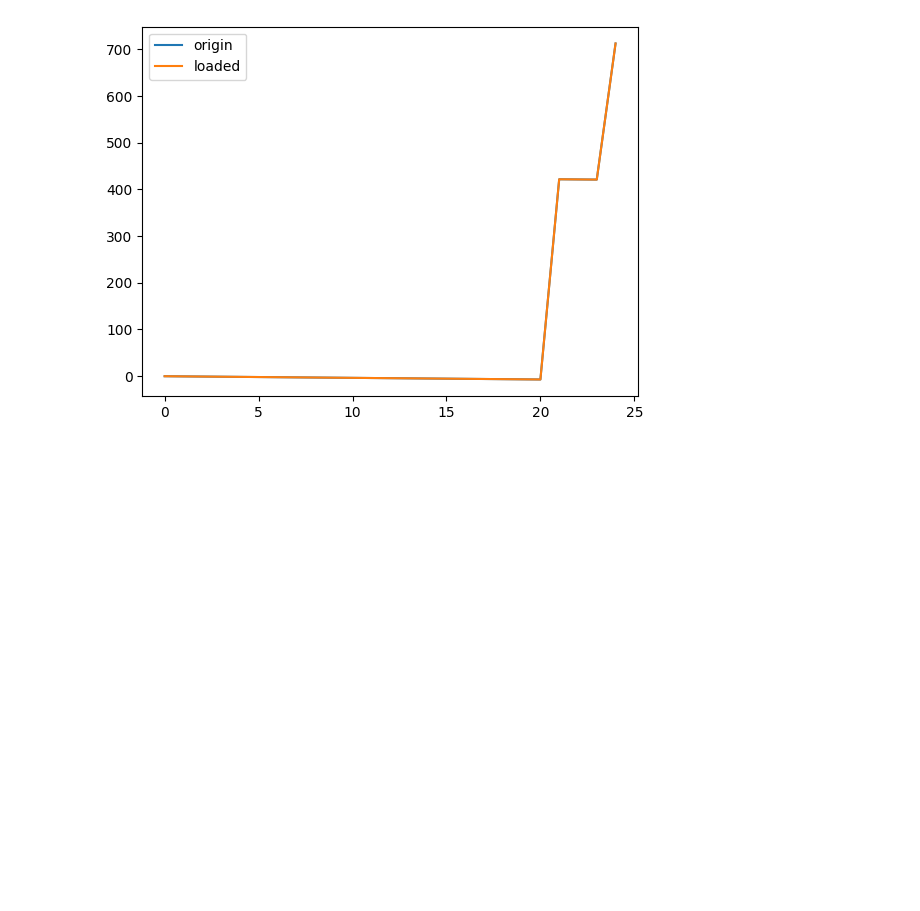
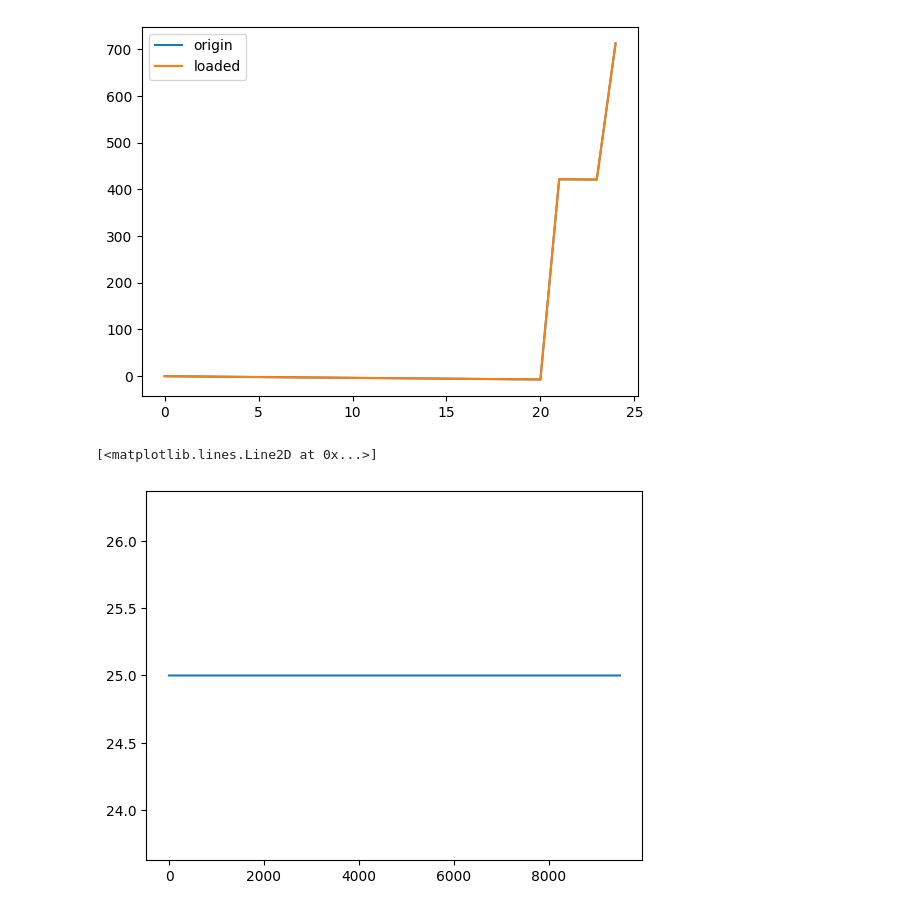
Before and after one commit to yakir4123/SNN-SCTN, a Jupyter notebook: notebooks/sctn_neuron_tests.ipynb, the cells around one changed output. Drawn from its saved outputs; the diff is of its cells as text; code cells hidden in the pictures; blank space fills up the shorter version.

```diff
--- a/notebooks/sctn_neuron_tests.ipynb
+++ b/notebooks/sctn_neuron_tests.ipynb
@@ -243,3 +244,26 @@ plt.legend()
 # %% [output]
 <matplotlib.legend.Legend at 0x...>
 [figure]
+# %%
+from snn.spiking_neuron import IDENTITY
+
+network = SpikingNetwork(clk_freq=clk_freq)
+neuron = create_neuron()
+neuron.activation_function = IDENTITY
+neuron.identity_const = 3276
+network.add_layer(SCTNLayer([neuron]))
+network.log_out_spikes(-1)
+
+test_size = 10000
+input_spikes = np.zeros(test_size)
+network.input_full_data_spikes(input_spikes)
+
+events = neuron.out_spikes()
+y_spikes = np.zeros(test_size)
+y_spikes[events] = 1
+y_spikes = np.convolve(y_spikes, np.ones(500, dtype=int), 'valid')
+
+plt.plot(y_spikes)
+# %% [output]
+[<matplotlib.lines.Line2D at 0x...>]
+[figure, added]
```
Also changed, not shown: parts of 1 cell of this notebook, 2 other files.
